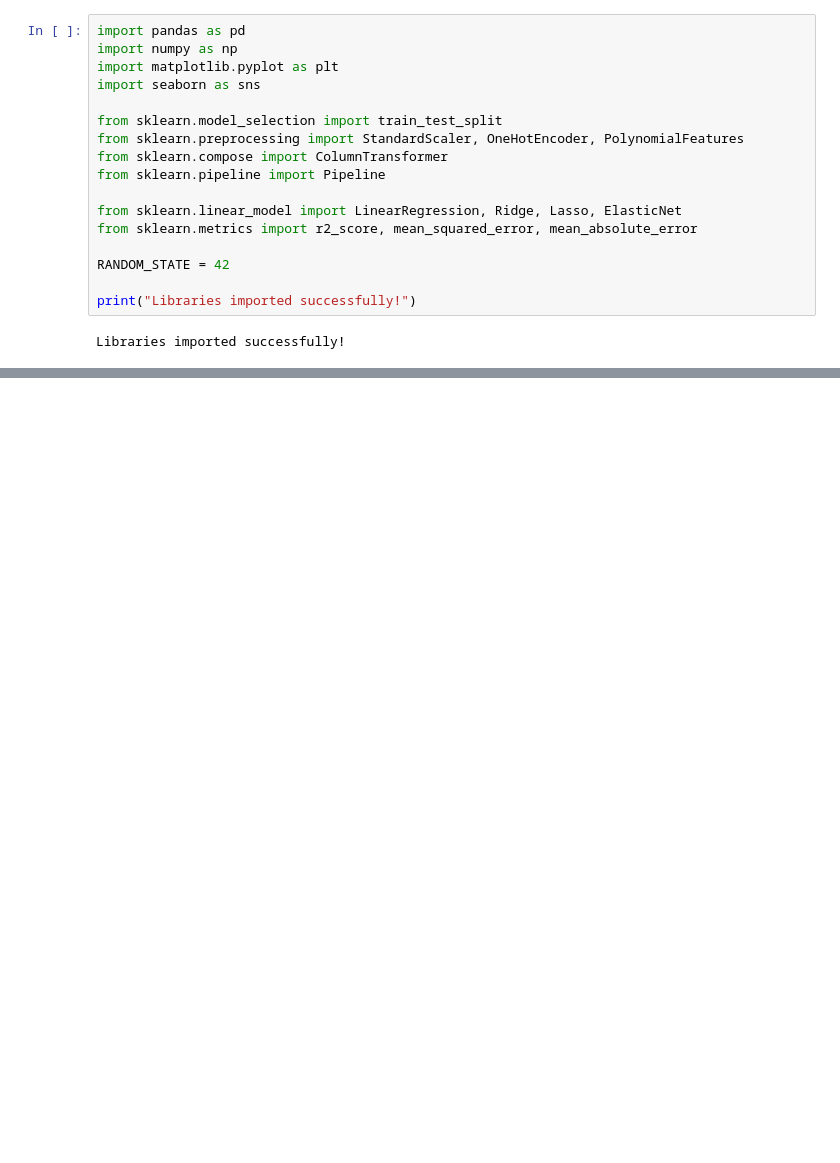
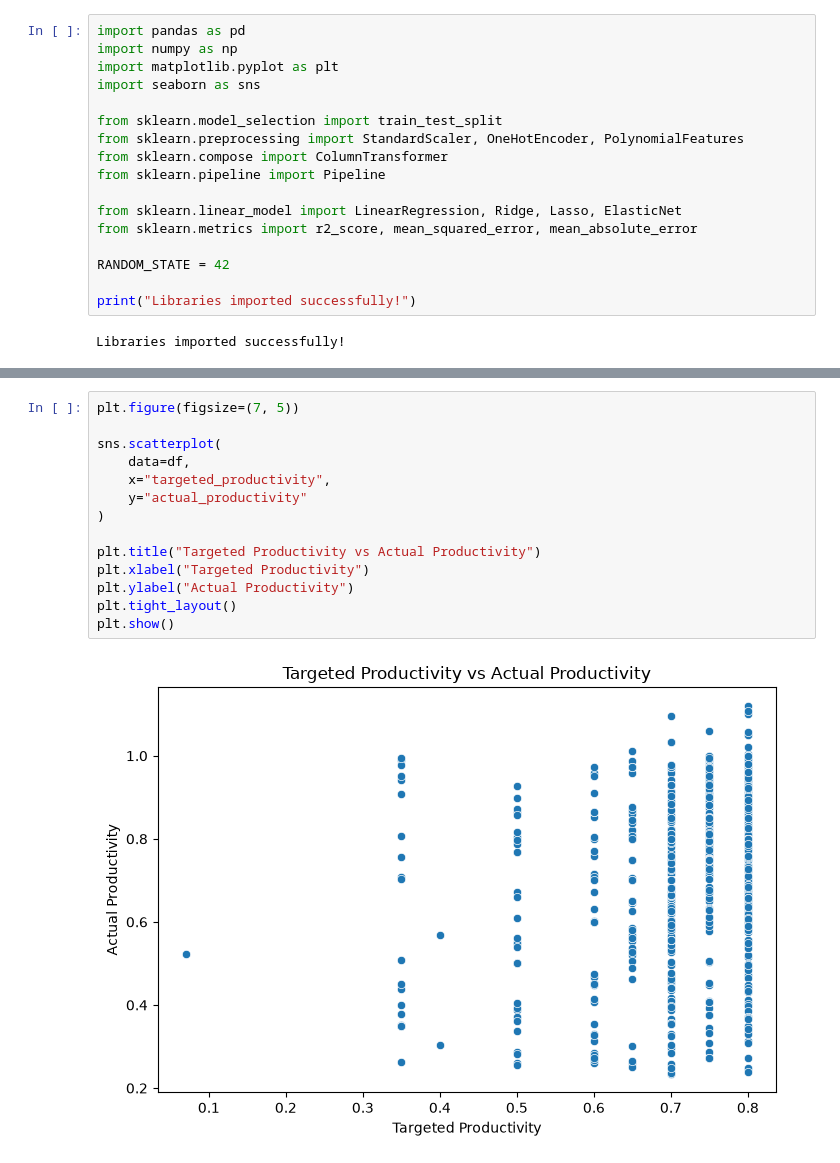
Before and after one commit to ManashaYoges/Team13_ML, a Jupyter notebook: notebooks/regression.ipynb, the cells around one changed output, grey strips where cells are left out. Saved outputs shown, nothing was run; the diff lists cells and outputs as text; blank space fills up the shorter version.

```diff
--- a/notebooks/regression.ipynb
+++ b/notebooks/regression.ipynb
@@ -27,0 +142,16 @@ Shape: (1197, 15)
+# %%
+plt.figure(figsize=(7, 5))
+
+sns.scatterplot(
+    data=df,
+    x="targeted_productivity",
+    y="actual_productivity"
+)
+
+plt.title("Targeted Productivity vs Actual Productivity")
+plt.xlabel("Targeted Productivity")
+plt.ylabel("Actual Productivity")
+plt.tight_layout()
+plt.show()
+# %% [output]
+[figure, added]
```
Also changed, not shown: parts of 16 cells of this notebook.
